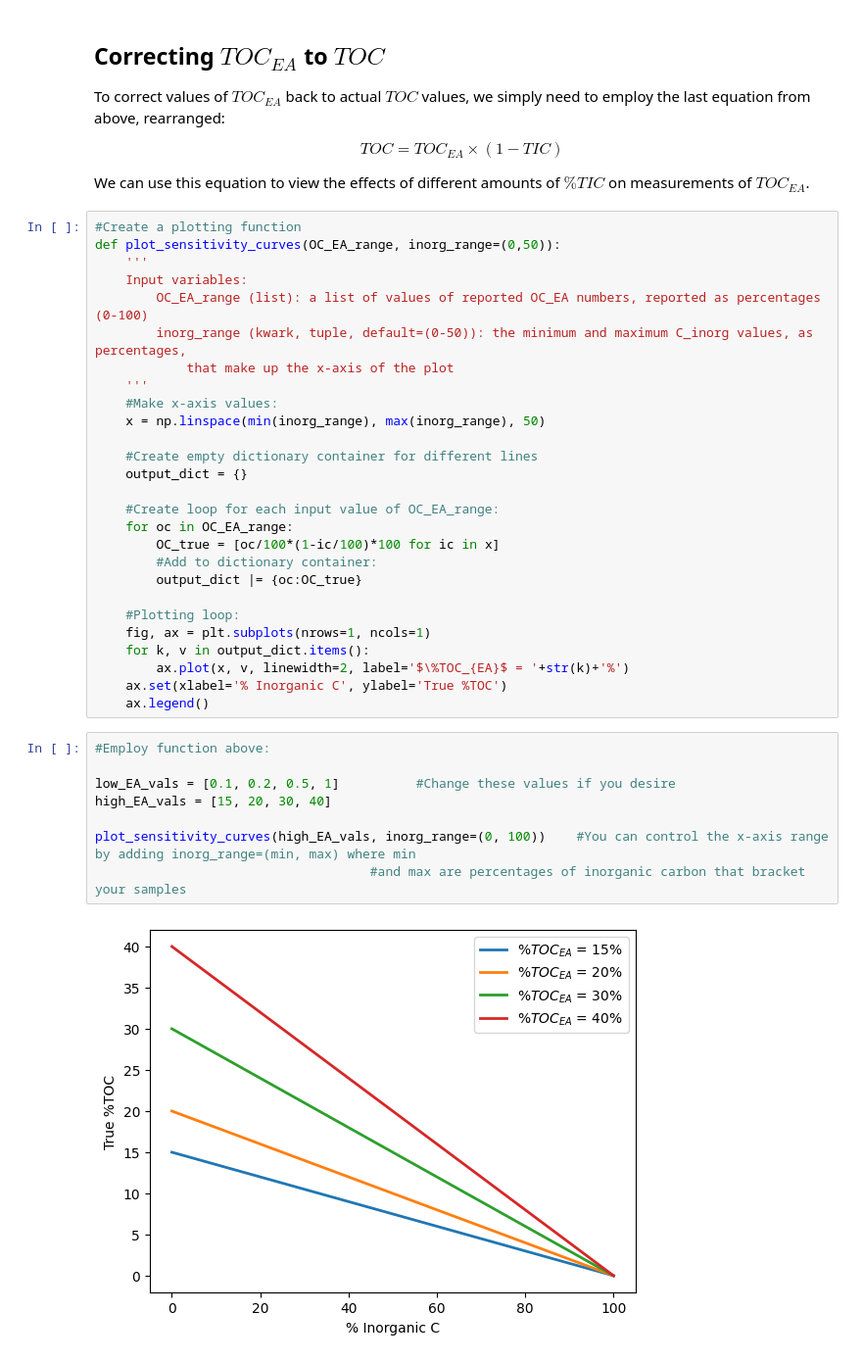
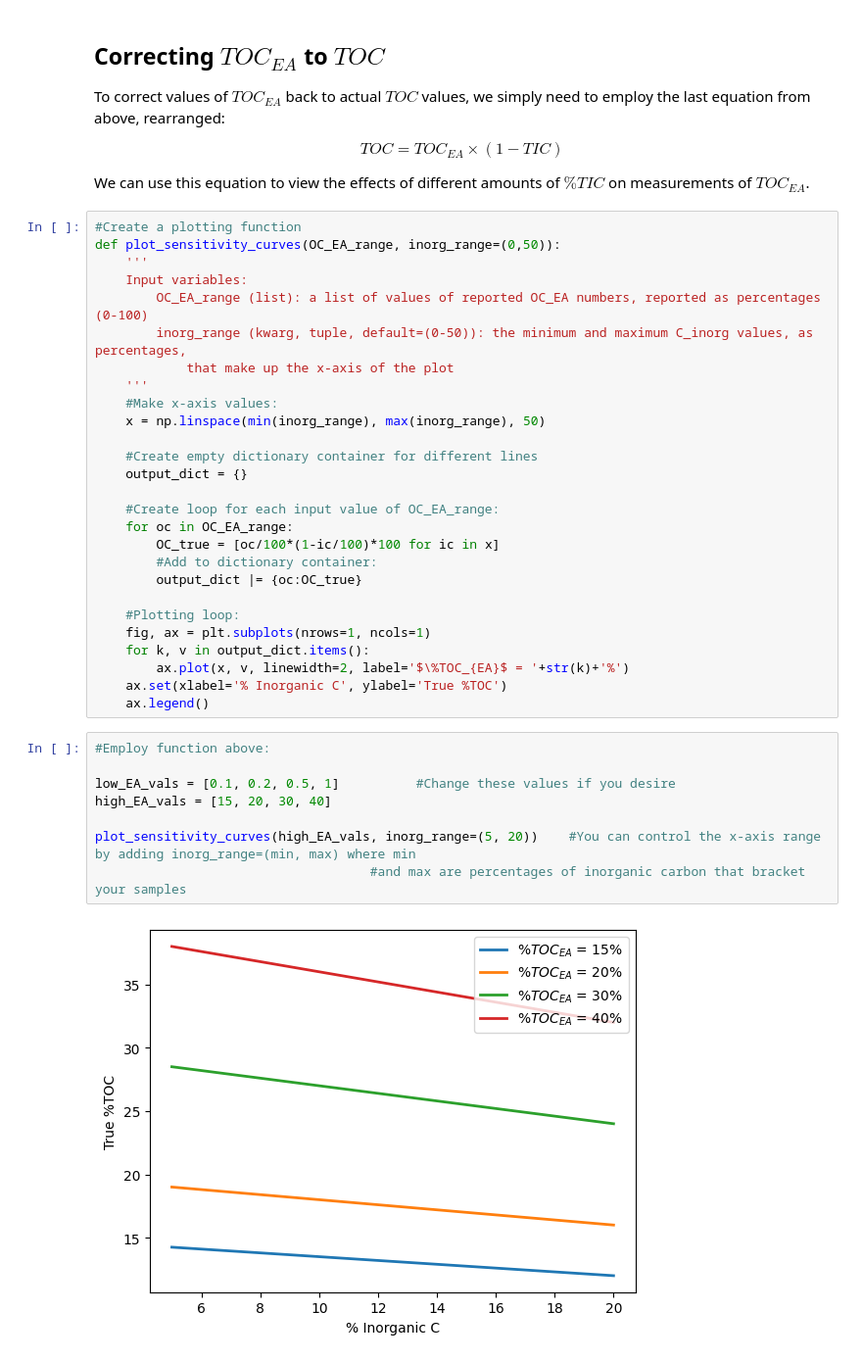
Before and after one commit to DirtBurner/Org_and_Inorg_C, a Jupyter notebook: Remove_Carbonate.ipynb, the cells around one changed output. Shown: that part at 98% size. Drawn from its saved outputs; the diff is of its cells as text.

```diff
--- a/Remove_Carbonate.ipynb
+++ b/Remove_Carbonate.ipynb
@@ -91,7 +91,7 @@ def plot_sensitivity_curves(OC_EA_range, inorg_range=(0,50)):
     '''
     Input variables:
         OC_EA_range (list): a list of values of reported OC_EA numbers, reported as percentages (0-100)
-        inorg_range (kwark, tuple, default=(0-50)): the minimum and maximum C_inorg values, as percentages,
+        inorg_range (kwarg, tuple, default=(0-50)): the minimum and maximum C_inorg values, as percentages,
             that make up the x-axis of the plot
     '''
     #Make x-axis values:
@@ -115,10 +115,10 @@ def plot_sensitivity_curves(OC_EA_range, inorg_range=(0,50)):
 # %%
 #Employ function above:
 
 low_EA_vals = [0.1, 0.2, 0.5, 1]          #Change these values if you desire
 high_EA_vals = [15, 20, 30, 40]
 
-plot_sensitivity_curves(high_EA_vals, inorg_range=(0, 100))    #You can control the x-axis range by adding inorg_range=(min, max) where min
+plot_sensitivity_curves(high_EA_vals, inorg_range=(5, 20))    #You can control the x-axis range by adding inorg_range=(min, max) where min
                                     #and max are percentages of inorganic carbon that bracket your samples
 # %% [output]
-[figure, old version]
+[figure, new version]
```
Also changed, not shown: parts of 1 cell of this notebook.
